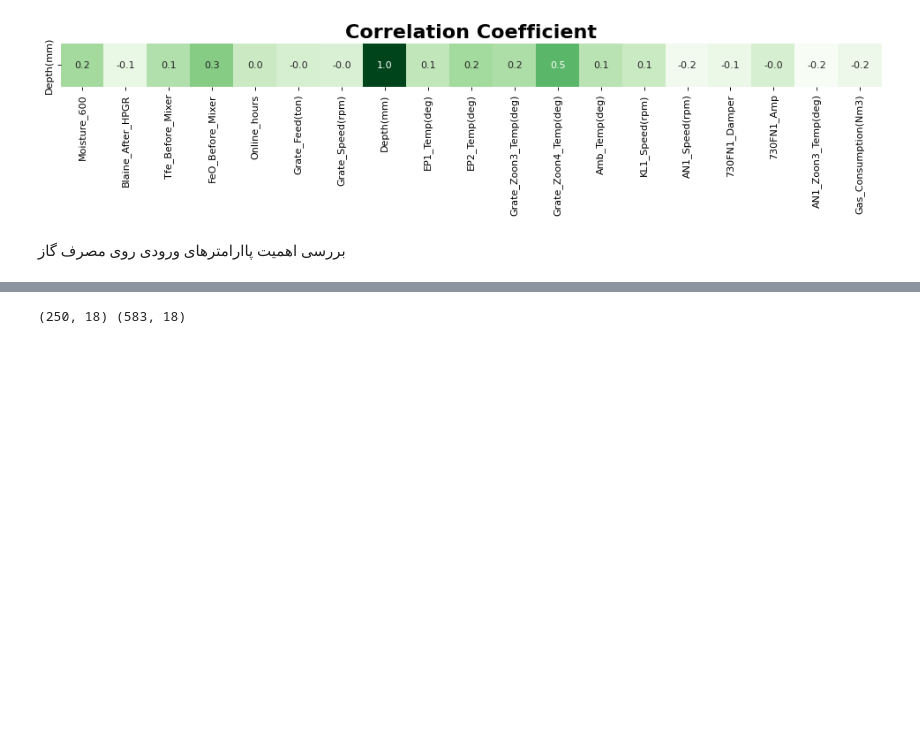
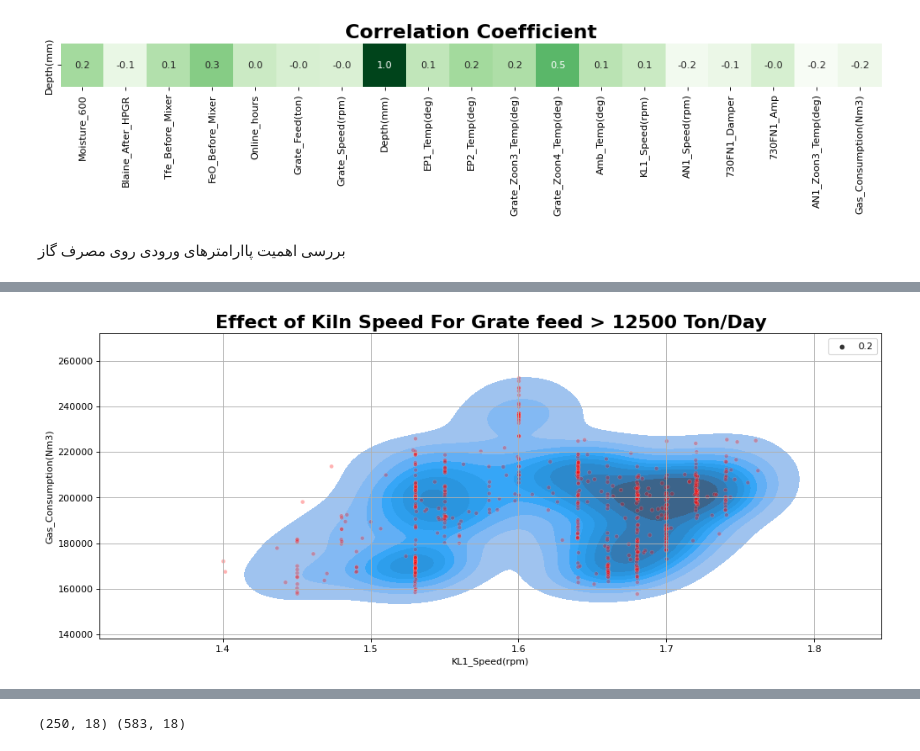
Before and after one commit to heidaralavi/Gas-Prj, a Jupyter notebook: Gas_Visualization.ipynb, the cells around one changed output, grey strips where cells are left out. Drawn from its saved outputs; the diff is of its cells as text; code cells hidden in the pictures; blank space fills up the shorter version.

```diff
--- a/Gas_Visualization.ipynb
+++ b/Gas_Visualization.ipynb
@@ -285,4 +273,17 @@ Download_to_local_drive(File_Name)
 [figure]
+# %%
+plt.figure(figsize=(15,6),dpi=80)
+plt.title('Effect of Kiln Speed For Grate feed > 12500 Ton/Day', fontsize=20,fontweight='bold')
+plt.grid()
+df12500=df[df['Grate_Feed(ton)'] >= 12500]
+sns.kdeplot(data=df12500, x=df12500.iloc[:,13] , y=df12500.iloc[:,18],fill=True, levels=10)
+sns.scatterplot(data=df12500, x=df12500.iloc[:,13] , y=df12500.iloc[:,18],color='red',size=0.2,alpha=0.3)
+plt.show()
+#Download to local drive
+#File_Name='Grate_Speed.jpg'
+#Download_to_local_drive(File_Name)
+# %% [output]
+[figure, added]
 # %%
 plt.figure(figsize=(15,6),dpi=80)
 plt.title('Effect of Grate Zoon 3 Temperature', fontsize=20,fontweight='bold')
```
Also changed, not shown: parts of 17 cells of this notebook.
